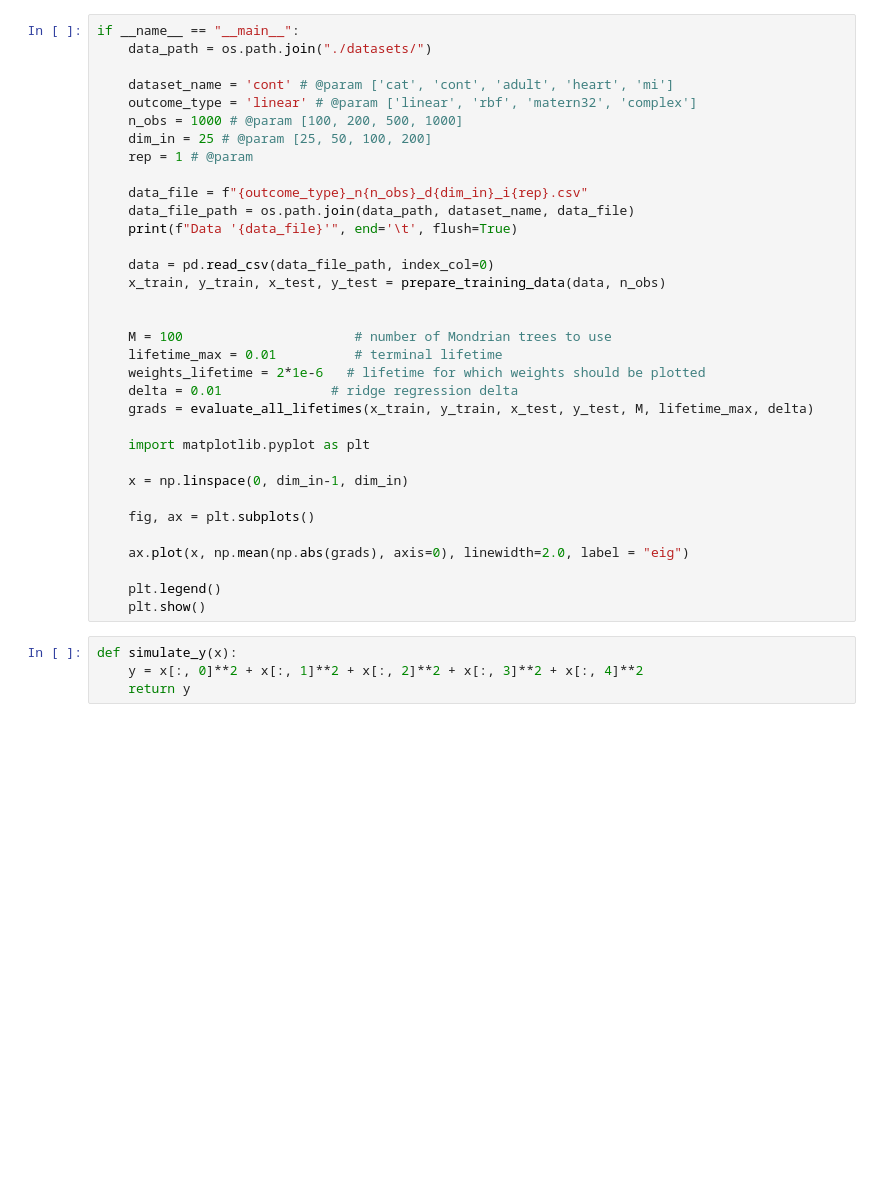
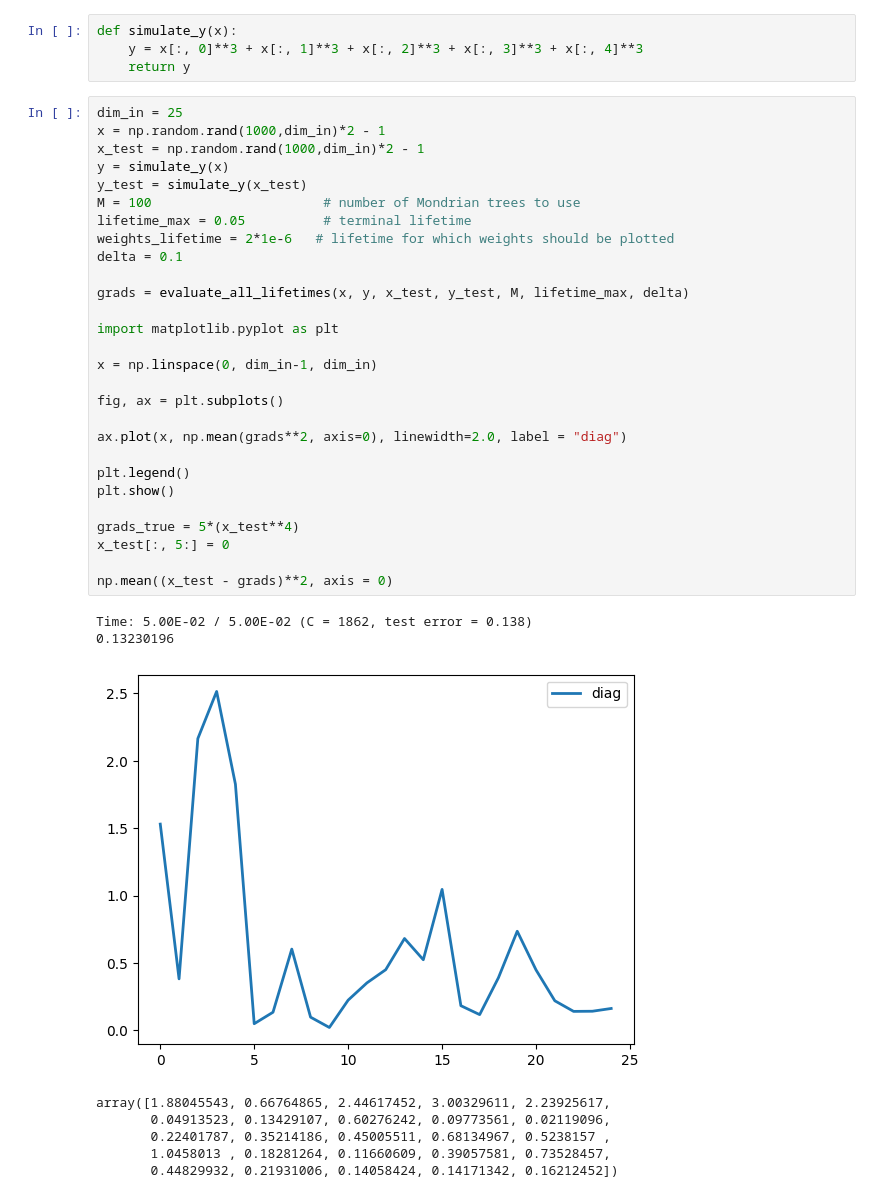
Before and after one commit to Xieyangxinyu/vie, a Jupyter notebook: tree.ipynb, the cells around one changed output. Cells and saved outputs as stored; diff of their text form; blank space fills up the shorter version.

```diff
--- a/tree.ipynb
+++ b/tree.ipynb
@@ -247,38 +193,41 @@ def prepare_training_data(data, n_obs):
+# %%
+def simulate_y(x):
+    y = x[:, 0]**3 + x[:, 1]**3 + x[:, 2]**3 + x[:, 3]**3 + x[:, 4]**3
+    return y
 # %%
-if __name__ == "__main__":
-    data_path = os.path.join("./datasets/")
+dim_in = 25
+x = np.random.rand(1000,dim_in)*2 - 1
+x_test = np.random.rand(1000,dim_in)*2 - 1
+y = simulate_y(x)
+y_test = simulate_y(x_test)
+M = 100                      # number of Mondrian trees to use
+lifetime_max = 0.05          # terminal lifetime
+weights_lifetime = 2*1e-6   # lifetime for which weights should be plotted
+delta = 0.1
 
-    dataset_name = 'cont' # @param ['cat', 'cont', 'adult', 'heart', 'mi']
-    outcome_type = 'linear' # @param ['linear', 'rbf', 'matern32', 'complex']
-    n_obs = 1000 # @param [100, 200, 500, 1000]
-    dim_in = 25 # @param [25, 50, 100, 200]
-    rep = 1 # @param
+grads = evaluate_all_lifetimes(x, y, x_test, y_test, M, lifetime_max, delta)
 
-    data_file = f"{outcome_type}_n{n_obs}_d{dim_in}_i{rep}.csv"
-    data_file_path = os.path.join(data_path, dataset_name, data_file)
-    print(f"Data '{data_file}'", end='\t', flush=True)
+import matplotlib.pyplot as plt
 
-    data = pd.read_csv(data_file_path, index_col=0)
-    x_train, y_train, x_test, y_test = prepare_training_data(data, n_obs)
+x = np.linspace(0, dim_in-1, dim_in)
 
+fig, ax = plt.subplots()
 
-    M = 100                      # number of Mondrian trees to use
-    lifetime_max = 0.01          # terminal lifetime
-    weights_lifetime = 2*1e-6   # lifetime for which weights should be plotted
-    delta = 0.01              # ridge regression delta
-    grads = evaluate_all_lifetimes(x_train, y_train, x_test, y_test, M, lifetime_max, delta)
+ax.plot(x, np.mean(grads**2, axis=0), linewidth=2.0, label = "diag")
 
-    import matplotlib.pyplot as plt
+plt.legend()
+plt.show()
 
-    x = np.linspace(0, dim_in-1, dim_in)
+grads_true = 5*(x_test**4)
+x_test[:, 5:] = 0
 
-    fig, ax = plt.subplots()
-
-    ax.plot(x, np.mean(np.abs(grads), axis=0), linewidth=2.0, label = "eig")
-
-    plt.legend()
-    plt.show()
+np.mean((x_test - grads)**2, axis = 0)
+# %% [output]
+Time: 5.00E-02 / 5.00E-02 (C = 1862, test error = 0.138)
+0.13230196
+[figure, added]
+array([1.88045543, 0.66764865, 2.44617452, 3.00329611, 2.23925617,
+       0.04913523, 0.13429107, 0.60276242, 0.09773561, 0.02119096,
+       0.22401787, 0.35214186, 0.45005511, 0.68134967, 0.5238157 ,
+       1.0458013 , 0.18281264, 0.11660609, 0.39057581, 0.73528457,
+       0.44829932, 0.21931006, 0.14058424, 0.14171342, 0.16212452])
-# %%
-def simulate_y(x):
-    y = x[:, 0]**2 + x[:, 1]**2 + x[:, 2]**2 + x[:, 3]**2 + x[:, 4]**2
-    return y
```
Also changed, not shown: parts of 3 cells of this notebook.
